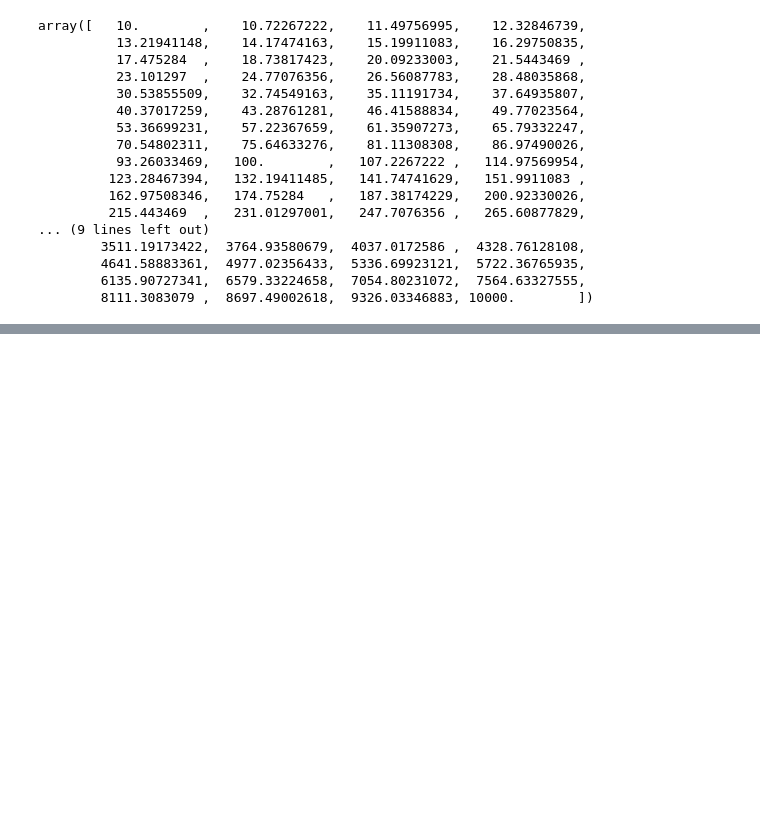
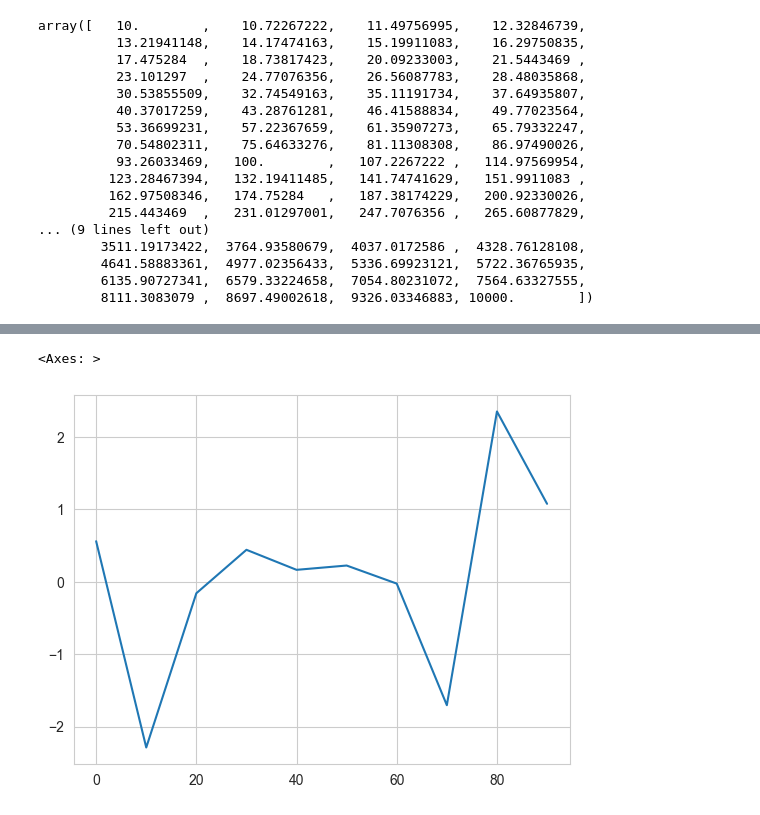
Before and after one commit to Yuu-Yur/Python_Practice_PyCharm, a Jupyter notebook: 7장/test7.ipynb, the cells around one changed output, grey strips where cells are left out. Saved outputs shown, nothing was run; the diff lists cells and outputs as text; code cells hidden in the pictures; blank space fills up the shorter version.

```diff
--- a/7장/test7.ipynb
+++ b/7장/test7.ipynb
@@ -182,0 +517,5 @@ array([   10.        ,    10.72267222,    11.49756995,    12.32846739,
+# %%
+df5['C'].plot()
+# %% [output]
+<Axes: >
+[figure, added]
```
Also changed, not shown: parts of 32 cells of this notebook, 4 other files.
